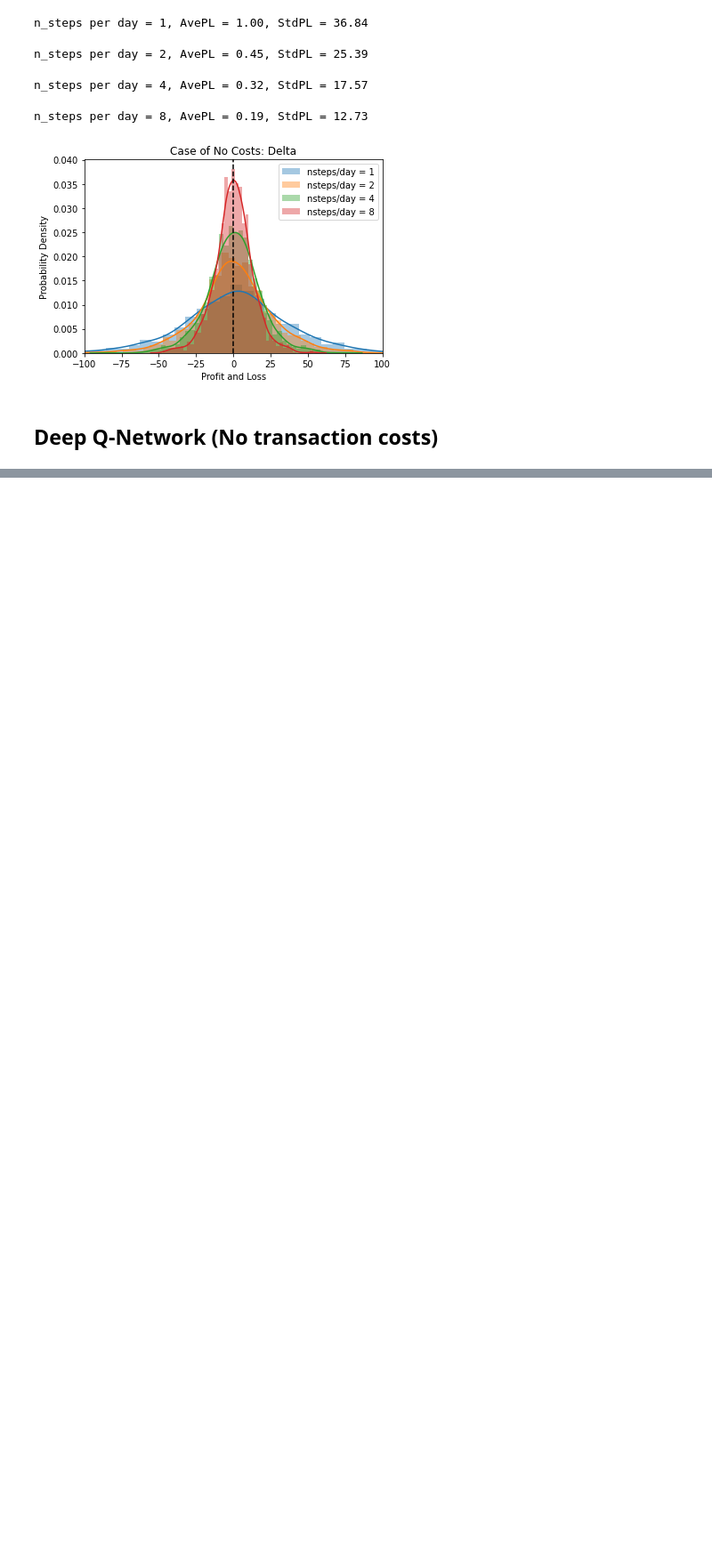
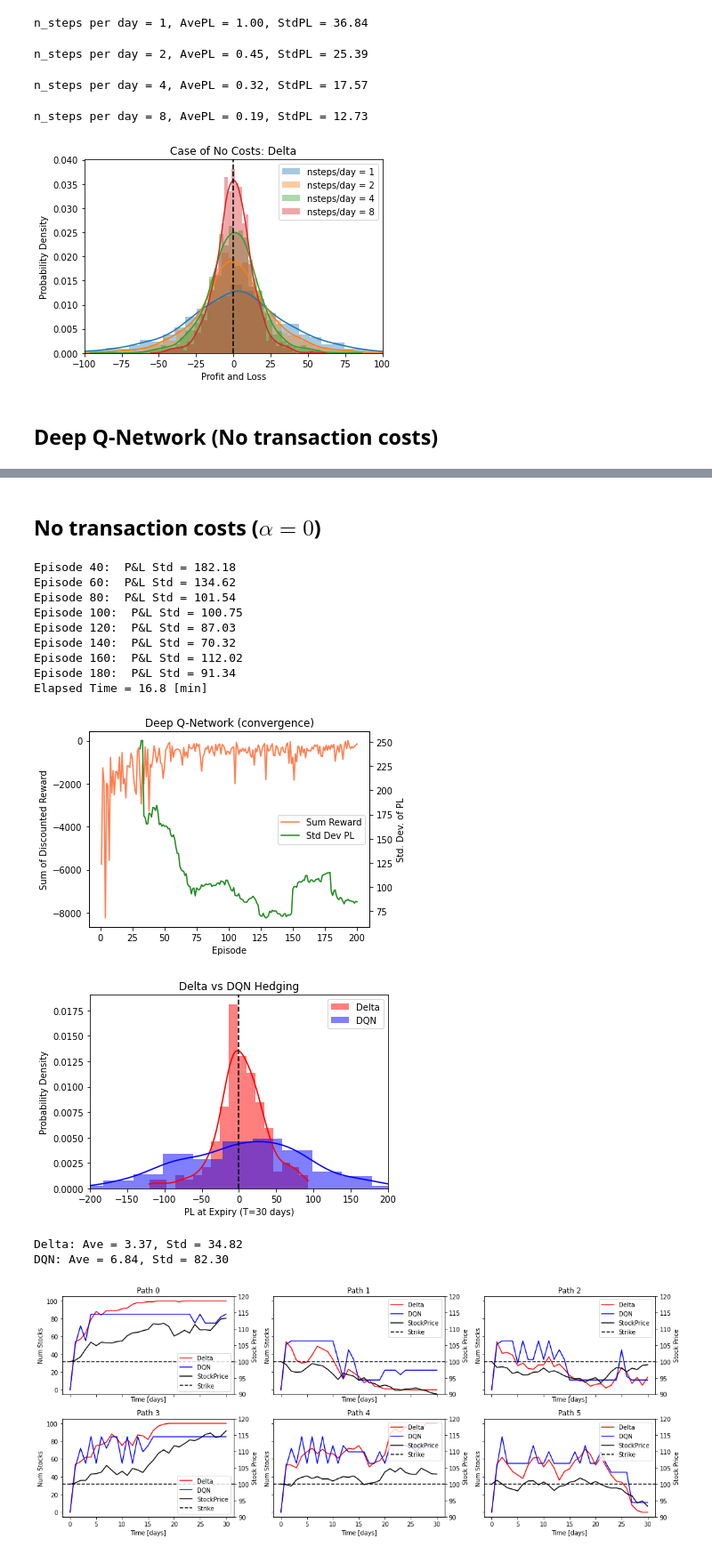
Before and after one commit to JurajZelman/deep-hedging-RL, a Jupyter notebook: deepHedging.ipynb, the cells around one changed output, grey strips where cells are left out. Shown at 89% size. Saved outputs shown, nothing was run; the diff lists cells and outputs as text; code cells hidden in the pictures; blank space fills up the shorter version.

```diff
--- a/deepHedging.ipynb
+++ b/deepHedging.ipynb
@@ -1011,0 +921,15 @@ plt.show()
+# %%
+T = 30
+NUM_STEPS = 30 * 1
+MU = 0.05 / 365
+IR = MU
+VOL = 0.20 / np.sqrt(365)
+S0 = 100
+K = 100
+NUM_SOLD_OPT = 100
+KAPPA = 0.1
+GAMMA = 0.99
+FREQ_UPDATE_TARGET = 5
+CAPACITY = 10000
+BATCH_SIZE = 32
+NUM_EPISODES = 200
@@ -1011,0 +1064,21 @@ plt.show()
+# %% [markdown]
+## No transaction costs ($\alpha = 0$)
+# %%
+ALPHA = 0
+file_name = './saved_data/dqn_alpha=0.h5'
+if train_models: train_deep_Q_Network()
+# %% [output]
+Episode 40:  P&L Std = 182.18
+Episode 60:  P&L Std = 134.62
+Episode 80:  P&L Std = 101.54
+Episode 100:  P&L Std = 100.75
+Episode 120:  P&L Std = 87.03
+Episode 140:  P&L Std = 70.32
+Episode 160:  P&L Std = 112.02
+Episode 180:  P&L Std = 91.34
+Elapsed Time = 16.8 [min]
+[figure, added]
+[figure, added]
+Delta: Ave = 3.37, Std = 34.82
+DQN: Ave = 6.84, Std = 82.30
+[figure, added]
```
Also changed, not shown: parts of 34 cells of this notebook.
